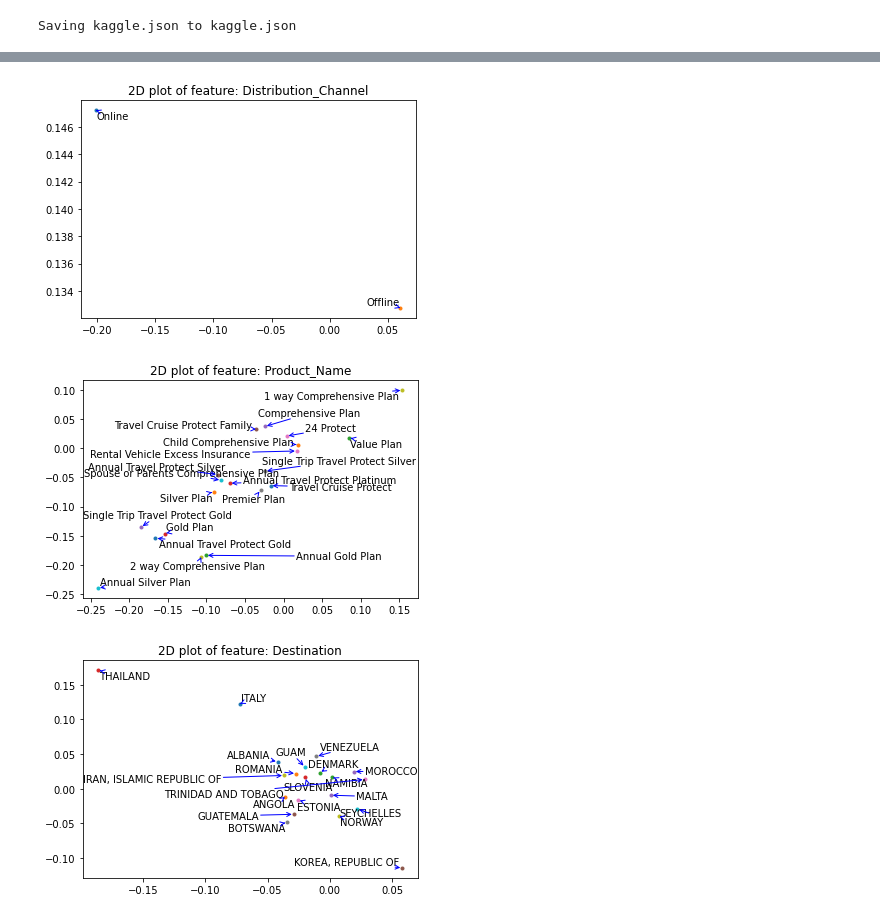
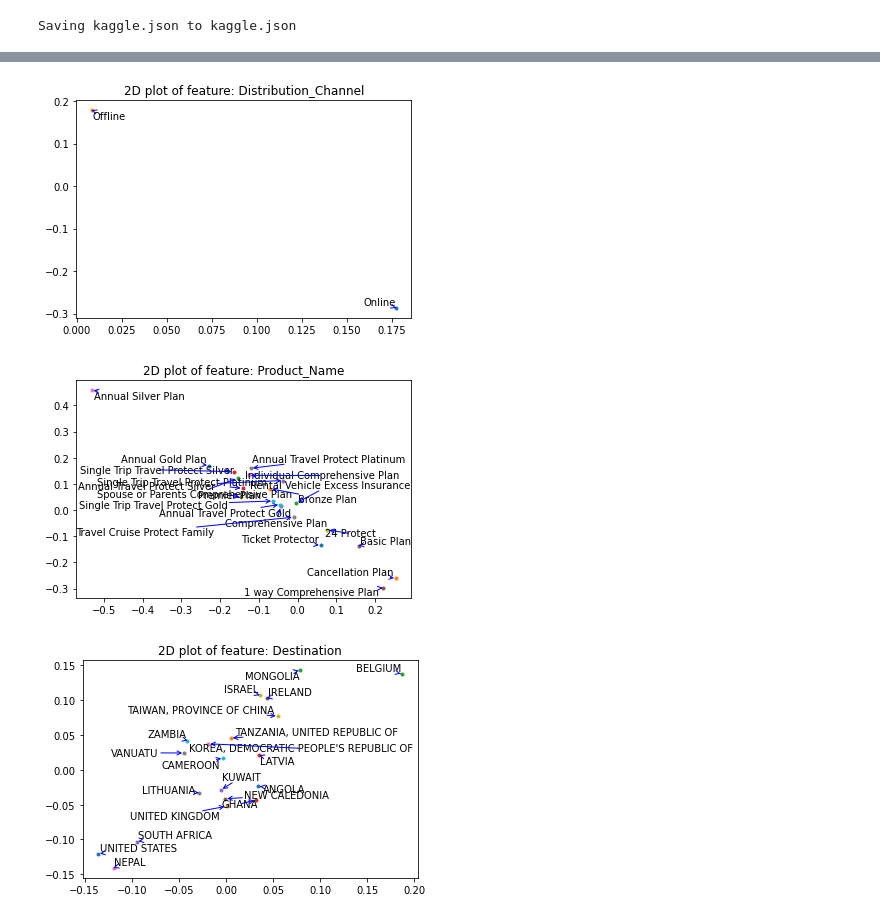
Before and after one commit to ppbook/HandsOn_Chapter2, a Jupyter notebook: ipynb/prog2-05.ipynb, the cells around one changed output, grey strips where cells are left out. Cells and saved outputs as stored; diff of their text form; code cells hidden in the pictures.

```diff
--- a/ipynb/prog2-05.ipynb
+++ b/ipynb/prog2-05.ipynb
@@ -8,8 +8,6 @@ files.upload() # kaggle.jsonをアップロード
 [interactive output not drawn]
 Saving kaggle.json to kaggle.json
 # %%
-# プログラム2.5
-
 import pandas as pd
 import numpy as np
 import re
@@ -62,18 +60,22 @@ class EntityEmbedder:
     # モデルの構築(ラベルエンコーディング後のデータを入力）
     def buildEmbModel(self):
         inputs, embeds = [], []
-        for i, (input_dim, emb_dim) in enumerate(zip(self.dims, self.embdims)):
-            input_c = Input(shape=(1,), name='in{}'.format(i+1))
+        for i, (input_dim, emb_dim) in \
+                 enumerate(zip(self.dims, self.embdims)):
+            input_c = Input(shape=(1,), \
+                            name='in{}'.format(i+1))
             # 埋め込み(Embedding)層の定義
             embed = Embedding(input_dim=input_dim,
                               output_dim=emb_dim,
                               input_length=None,
-                              name='emb{}'.format(i+1))(input_c)
-            output = Reshape(target_shape=(emb_dim,))(embed)
+                       name='emb{}'.format(i+1))(input_c)
+            output = Reshape(\
+                           target_shape=(emb_dim,))(embed)
             inputs.append(input_c)
             embeds.append(output)
         # 埋め込み層の出力を連結する
-        out = Concatenate(name='conc_layer', axis=-1)(embeds)
+        out = Concatenate(name='conc_layer', \
+                          axis=-1)(embeds)
         out = Dropout(self.dropout_rate)(out)
         # 隠れ層のユニット数
         hd = [8]
@@ -84,14 +86,15 @@ class EntityEmbedder:
         out = Activation('softmax')(out)
         self.model = Model(inputs=inputs, outputs=out)
         self.model.compile(optimizer=self.optimizer,
-                           loss=self.loss, metrics=['accuracy'])
+                         loss=self.loss,
+                        metrics=['accuracy'])
         self.model.summary()
 
     # 学習を行うメソッド（入力ベクトルは特徴量の数だけある）
     def fit(self, X, y, epochs=30, shuffle=True, batch_size=5):
-        self.model.fit(X, y,
-                       epochs = epochs, shuffle=shuffle,
-                       batch_size=batch_size, verbose=1)
+        self.model.fit( X, y, \
+            epochs = epochs, shuffle=shuffle, \
+            batch_size=batch_size, verbose=1)
         # 学習済みネットワークの重みを格納
         self.weights = self.model.get_weights()
         # 埋め込み層の出力を連結したベクトルを取得するための
@@ -100,13 +103,15 @@ class EntityEmbedder:
                  (i+1)).input for i \
                  in range(len(self.dims))]
         # 埋め込み層からの出力を連結する層の出力を取得
-        self.get_hidden_out = Model(inputs=self.model.inputs,
-                                    outputs=self.model.get_layer('conc_layer').output)
+        self.get_hidden_out = \
+          Model(inputs=self.model.inputs, \
+          outputs=\
+          self.model.get_layer('conc_layer').output)
 
     # 順序エンコーディングベクトルovから
     # エンティティ埋め込みベクトルを取得して返す
     def get_vector(self, ov):
-        vec = self.get_hidden_out(ov)#[0]
+        vec = self.get_hidden_out(ov)
         return vec
 
     # 特徴量（列）番号(fid)とカテゴリーID(cid)を渡すと、
@@ -199,7 +204,8 @@ def conv_form(X, input_dims):
     return nX
 
 # エンティティ埋め込みの学習
-def convertByEntityEmbedding(X_train, y_train, X_test, y_test, labels, input_dims):
+def convertByEntityEmbedding(X_train, y_train, \
+              X_test, y_test, labels, input_dims):
     y_train = to_categorical(y_train, num_classes=len(labels))
     X_train = np.array(X_train)
     X_train = conv_form(X_train, input_dims)
@@ -213,15 +219,16 @@ def convertByEntityEmbedding(X_train, y_train, X_test, y_test, labels, input_dim
         emb_dims.append(2)
     output_dim = len(labels)
     ee = EntityEmbedder(input_dims, emb_dims, output_dim)
-    # epochs = 3 で学習
-    ee.fit(X_train, y_train, epochs=3)
+    # epochs = 7 で学習
+    ee.fit(X_train, y_train, epochs=7)
     # 学習したモデルから、埋め込みベクトルを取得する
     x_trainvect = ee.get_vector(X_train)
     x_testvect = ee.get_vector(X_test)
     return x_trainvect, x_testvect, y_train, y_test, ee
 
 # SVMによる評価(エンティティ埋め込み有り)
-def predict_by_SVM(x_trainvect, x_testvect, y_train, y_test, target_names):
+def predict_by_SVM(x_trainvect, x_testvect, \
+                   y_train, y_test, target_names):
     y_train_new, y_test_new = [], []
     i = 0
     for yf in y_train:
@@ -235,7 +242,8 @@ def predict_by_SVM(x_trainvect, x_testvect, y_train, y_test, target_names):
     print(classification_report(y_test_new, y_pred,target_names=target_names))
 
 # SVMによる評価(エンティティ埋め込み無し)
-def predict_by_SVM_withoutEE(X_train, X_test, y_train, y_test, target_names):
+def predict_by_SVM_withoutEE(X_train, X_test, \
+                        y_train, y_test, target_names):
     y_train_new, y_test_new = [], []
     X_train = np.reshape(X_train, (len(X_train),\
                          len(X_train[0])))
@@ -246,7 +254,8 @@ def predict_by_SVM_withoutEE(X_train, X_test, y_train, y_test, target_names):
     svm.fit(X_train, y_train)
     y_pred = svm.predict(X_test)
     print('---Without entity embedding---')
-    print(classification_report(y_test, y_pred, target_names=target_names))
+    print(classification_report(y_test, y_pred,\
+                       target_names=target_names))
 
 # エンティティ埋め込み結果を可視化
 def makeGraph(data, texts, cate):
@@ -258,44 +267,48 @@ def makeGraph(data, texts, cate):
         plt.plot(dim1, dim2, '.' )
     ptxt = [plt.text(x, y, lb, ha='center', va='center') \
             for x,y,lb in zip(data[:,0], data[:,1], texts)]
-    adjust_text(ptxt, arrowprops=dict(arrowstyle='->', color='blue'))
+    adjust_text(ptxt, arrowprops=dict(arrowstyle='->',\
+                                      color='blue'))
     cate = re.sub(r'\s+', '_', cate)
     plt.title('2D plot of feature: {}'.format(cate))
     plt.savefig('./data-fig_{}.png'.format(cate), dpi=400)
     plt.show()
-
 def main():
     prepare()
     df, y, lim, labels, features, target_names = preprocess()
     # ラベルエンコーディングしたベクトル形式に変換
     X_train, X_test, y_train, y_test = \
-            train_test_split(df.loc[:,features].values,
-                             y, train_size=0.9, random_state=1)
+      train_test_split(df.loc[:,features].values, \
+                       y, train_size=0.9, random_state=10)
     df_train = pd.DataFrame(X_train, columns=features)
     cc = [0, 0]
     for yv in y_train:
         cc[yv] += 1
     lim_train = np.min(cc)
     X_train, y_train, input_dims_train, enc = \
-        ordinal_encoding(df_train, features, lim_train, y_train, labels, None)
+        ordinal_encoding(df_train, features, lim_train,\
+                         y_train, labels, None)
     df_test = pd.DataFrame(X_test, columns=features)
     cc = [0, 0]
     for yv in y_test:
         cc[yv] += 1
     lim_test = np.min(cc)
     X_test, y_test, input_dims, _ = \
-        ordinal_encoding(df_test, features, lim_test, y_test, labels, enc)
+       ordinal_encoding(df_test, features, \
+                        lim_test, y_test, labels, enc)
 
     # エンティティ埋め込み無しで、SVMによる予測
-    predict_by_SVM_withoutEE(X_train, X_test, y_train, y_test, target_names)
+    predict_by_SVM_withoutEE(X_train, X_test, \
+                             y_train, y_test, target_names)
     # カテゴリ特徴量をラベルエンコーディングしたデータを
     # エンティティ埋め込みベクトルに変換するために
     # 教師あり学習を行い、エンティティ埋め込みベクトルを取得
     x_trainvect, x_testvect, y_train, y_test, ee = \
-        convertByEntityEmbedding(X_train, y_train,
-                                 X_test, y_test, labels, input_dims_train)
+        convertByEntityEmbedding(X_train, y_train, \
+                  X_test, y_test, labels, input_dims_train)
     # SVMで学習・予測結果の評価
-    predict_by_SVM(x_trainvect, x_testvect, y_train, y_test, target_names)
+    predict_by_SVM(x_trainvect, x_testvect,
+                   y_train, y_test, target_names)
     # 各カテゴリの埋め込みベクトルを可視化する
     for i in range(len(features)):
         veclist, texts = [], []
@@ -370,3 +365,3 @@ weighted avg       0.76      0.76      0.76       196
-[figure, old version]
+[figure, new version]
-[figure, old version]
+[figure, new version]
-[figure, old version]
+[figure, new version]
```
Also changed, not shown: parts of 1 cell of this notebook, 1 other file.
